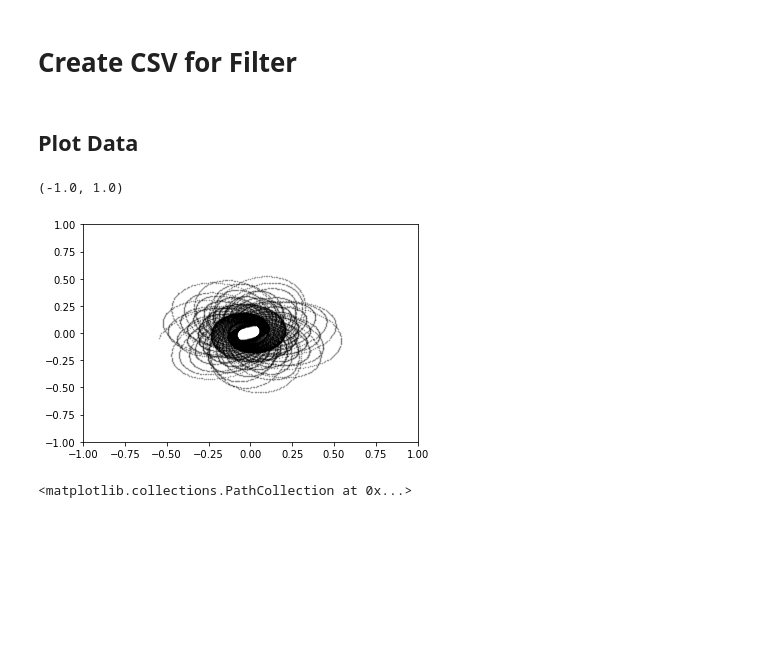
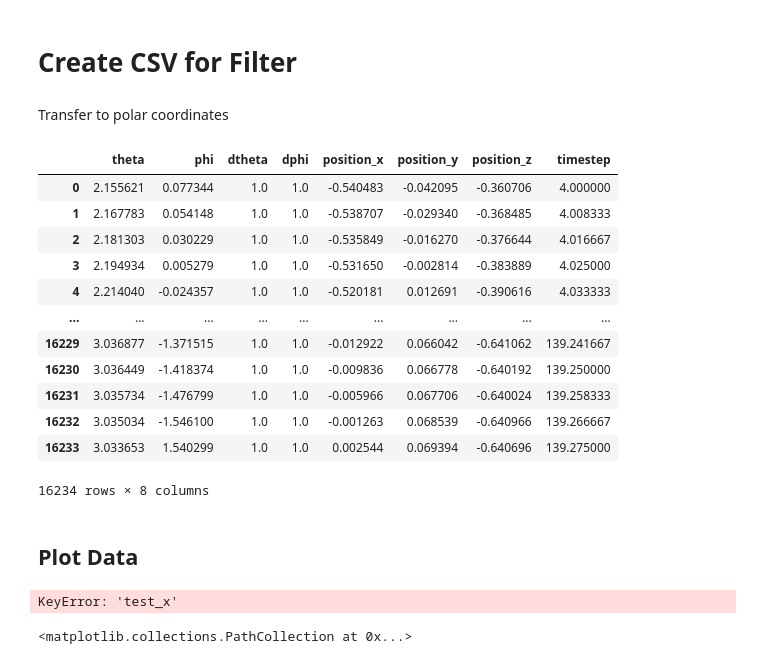
Before and after one commit to MoritzPoritz/SphericalPendulumKalmanFilter, a Jupyter notebook: Notebooks/PlotOptitrackData.ipynb, the cells around one changed output. Saved outputs shown, nothing was run; the diff lists cells and outputs as text; code cells hidden in the pictures; blank space fills up the shorter version.

```diff
--- a/Notebooks/PlotOptitrackData.ipynb
+++ b/Notebooks/PlotOptitrackData.ipynb
@@ -3,6 +3,17 @@ import numpy as np
 import pandas as pd
 import matplotlib.pyplot as plt
 %matplotlib inline
+# %%
+def cartesian_to_polar(x,y,z):
+    phi = np.arctan(z/x)
+    theta = np.arccos(y/np.sqrt(x**2+y**2+z**2))
+    return theta, phi
+
+def polar_to_kartesian(r, theta, phi):
+    x = r * np.sin(theta) * np.cos(phi)
+    y = r * np.sin(theta) * np.sin(phi)
+    z = -r * np.cos(theta)
+    return [x,y,z]
 # %%
 df = pd.read_csv("../src/data/OptiTrack/OptiTrack_Cleaned_3.csv")
 # %%
@@ -37,3 +64,19 @@ df['X'] = df['Pendulum_X'] - df['Top_X']
+# %%
+thetas = []
+phis = []
+for i in range(len(df['Time'])):
+    theta, phi = cartesian_to_polar(df['X'][i], df['Y'][i], df['Z'][i])
+    thetas.append(theta)
+    phis.append(phi)
+
+x = []
+y = []
+z = []
+for i in range(len(df['Time'])):
+    coord = polar_to_kartesian(0.64,thetas[i], phis[i])
+    x.append(coord[0])
+    y.append(coord[1])
+    z.append(coord[2])
 # %%
 df.head()
 # %% [output]
@@ -45,16 +88,35 @@ df.head()
 | 4 | 484 | 4.033333 | -0.520181 | 0.630133 | 0.038101 | 0.000765 | 1.020749 | 0.025410 | -0.390616 | 0.012691 | ... |
 # %% [markdown]
 # Create CSV for Filter
+# %% [markdown]
+Transfer to polar coordinates
 # %%
 df_export = pd.DataFrame({
-    'theta': np.ones(len(df['Frame'].values)),
-    'phi': np.ones(len(df['Frame'].values)),
+    'theta': thetas,
+    'phi': phis,
     'dtheta': np.ones(len(df['Frame'].values)),
     'dphi': np.ones(len(df['Frame'].values)),
     'position_x': df['Pendulum_X'].values,
     'position_y': df['Z'].values,
     'position_z': df['Y'].values,
-    'timestep': df['Time'].values
+    'timestep': df['Time'].values,
+
 
 })
+# %%
+df_export
+# %% [output]
+|  | theta | phi | dtheta | dphi | position_x | position_y | position_z | timestep |
+| 0 | 2.155621 | 0.077344 | 1.0 | 1.0 | -0.540483 | -0.042095 | -0.360706 | 4.000000 |
+| 1 | 2.167783 | 0.054148 | 1.0 | 1.0 | -0.538707 | -0.029340 | -0.368485 | 4.008333 |
+| 2 | 2.181303 | 0.030229 | 1.0 | 1.0 | -0.535849 | -0.016270 | -0.376644 | 4.016667 |
+| 3 | 2.194934 | 0.005279 | 1.0 | 1.0 | -0.531650 | -0.002814 | -0.383889 | 4.025000 |
+| 4 | 2.214040 | -0.024357 | 1.0 | 1.0 | -0.520181 | 0.012691 | -0.390616 | 4.033333 |
+| ... | ... | ... | ... | ... | ... | ... | ... | ... |
+| 16229 | 3.036877 | -1.371515 | 1.0 | 1.0 | -0.012922 | 0.066042 | -0.641062 | 139.241667 |
+| 16230 | 3.036449 | -1.418374 | 1.0 | 1.0 | -0.009836 | 0.066778 | -0.640192 | 139.250000 |
+| 16231 | 3.035734 | -1.476799 | 1.0 | 1.0 | -0.005966 | 0.067706 | -0.640024 | 139.258333 |
+| 16232 | 3.035034 | -1.546100 | 1.0 | 1.0 | -0.001263 | 0.068539 | -0.640966 | 139.266667 |
+| 16233 | 3.033653 | 1.540299 | 1.0 | 1.0 | 0.002544 | 0.069394 | -0.640696 | 139.275000 |
+16234 rows × 8 columns
 # %%
@@ -64,12 +126,11 @@ df_export.to_csv("../src/data/CleanedOptitrack_3_perfect_flower.csv")
 # %%
 %matplotlib inline
 # %%
-plt.scatter(df["X"], df["Z"], s=0.5, alpha=0.3,color="black")
+plt.scatter(df["test_x"], df["test_z"], s=0.5, alpha=0.3,color="black")
 plt.xlim(-1,1)
 plt.ylim(-1,1)
 # %% [output]
-(-1.0, 1.0)
+KeyError: 'test_x'
-[figure, removed]
 # %%
 plt.scatter(df["Z"], df["Y"], s=0.5, alpha=0.3,color="black")
 # %% [output]
```
Also changed, not shown: parts of 3 cells of this notebook, 40 other files.
